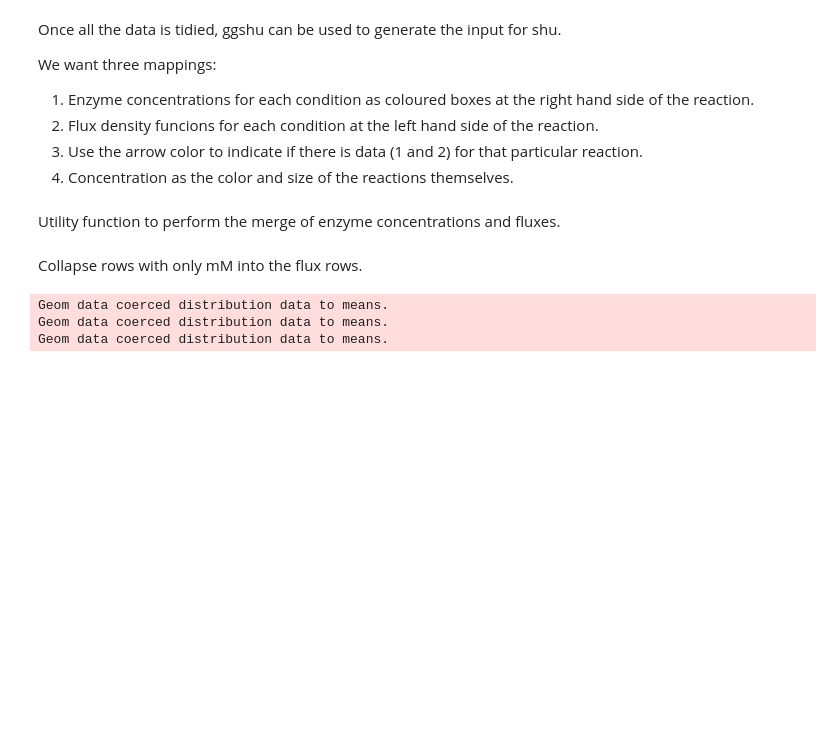
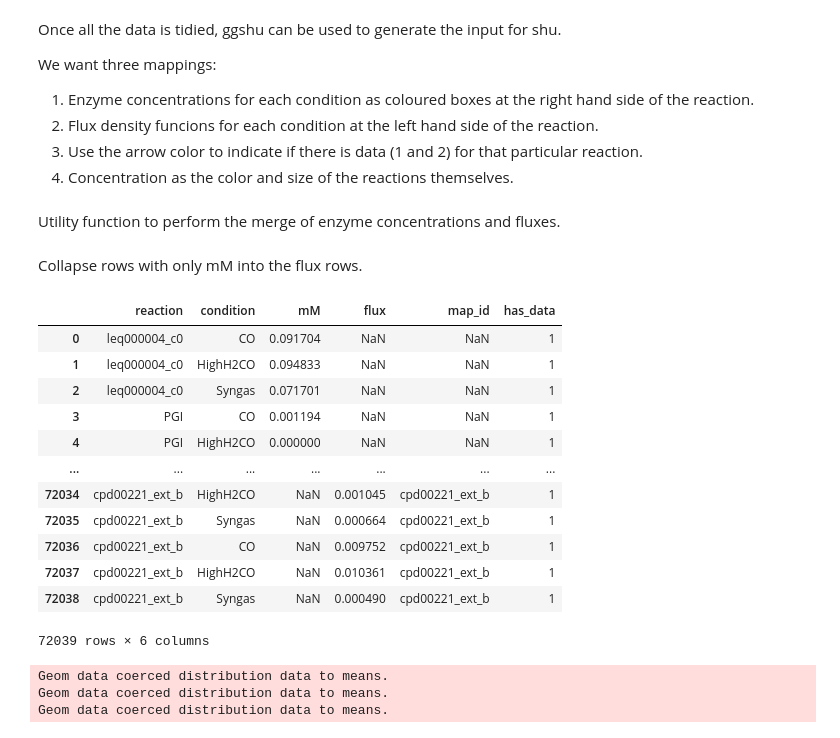
Before and after one commit to biosustain/shu_case_studies, a Jupyter notebook: notebooks/2_shu_omics.ipynb, the cells around one changed output. Saved outputs shown, nothing was run; the diff lists cells and outputs as text; code cells hidden in the pictures; blank space fills up the shorter version.

```diff
--- a/notebooks/2_shu_omics.ipynb
+++ b/notebooks/2_shu_omics.ipynb
@@ -233,7 +235,7 @@ To map the model to the proteins, I will use the enzyme constraint model since i
 # %%
 import geckopy
 # %%
-ec_model = geckopy.io.read_sbml_ec_model("../eciCLAU786.xml")
+ec_model = geckopy.io.read_sbml_ec_model("../models/eciCLAU786.xml")
 # %% [output]
 Metabolite prot_U5RTZ1 does not use Uniprot ID.
 Metabolite prot_U5RYC1 does not use Uniprot ID.
@@ -371,6 +373,22 @@ df_reac = (
 # %%
 df_reac["has_data"] = ~(df_reac.mM.isna() & df_reac.flux.isna())
 df_reac.has_data = df_reac.has_data.astype(int)
+# %%
+df_reac
+# %% [output]
+|  | reaction | condition | mM | flux | map_id | has_data |
+| 0 | leq000004_c0 | CO | 0.091704 | NaN | NaN | 1 |
+| 1 | leq000004_c0 | HighH2CO | 0.094833 | NaN | NaN | 1 |
+| 2 | leq000004_c0 | Syngas | 0.071701 | NaN | NaN | 1 |
+| 3 | PGI | CO | 0.001194 | NaN | NaN | 1 |
+| 4 | PGI | HighH2CO | 0.000000 | NaN | NaN | 1 |
+| ... | ... | ... | ... | ... | ... | ... |
+| 72034 | cpd00221_ext_b | HighH2CO | NaN | 0.001045 | cpd00221_ext_b | 1 |
+| 72035 | cpd00221_ext_b | Syngas | NaN | 0.000664 | cpd00221_ext_b | 1 |
+| 72036 | cpd00221_ext_b | CO | NaN | 0.009752 | cpd00221_ext_b | 1 |
+| 72037 | cpd00221_ext_b | HighH2CO | NaN | 0.010361 | cpd00221_ext_b | 1 |
+| 72038 | cpd00221_ext_b | Syngas | NaN | 0.000490 | cpd00221_ext_b | 1 |
+72039 rows × 6 columns
 # %%
 (
     (
```
Also changed, not shown: parts of 9 cells of this notebook, 2 other files.
